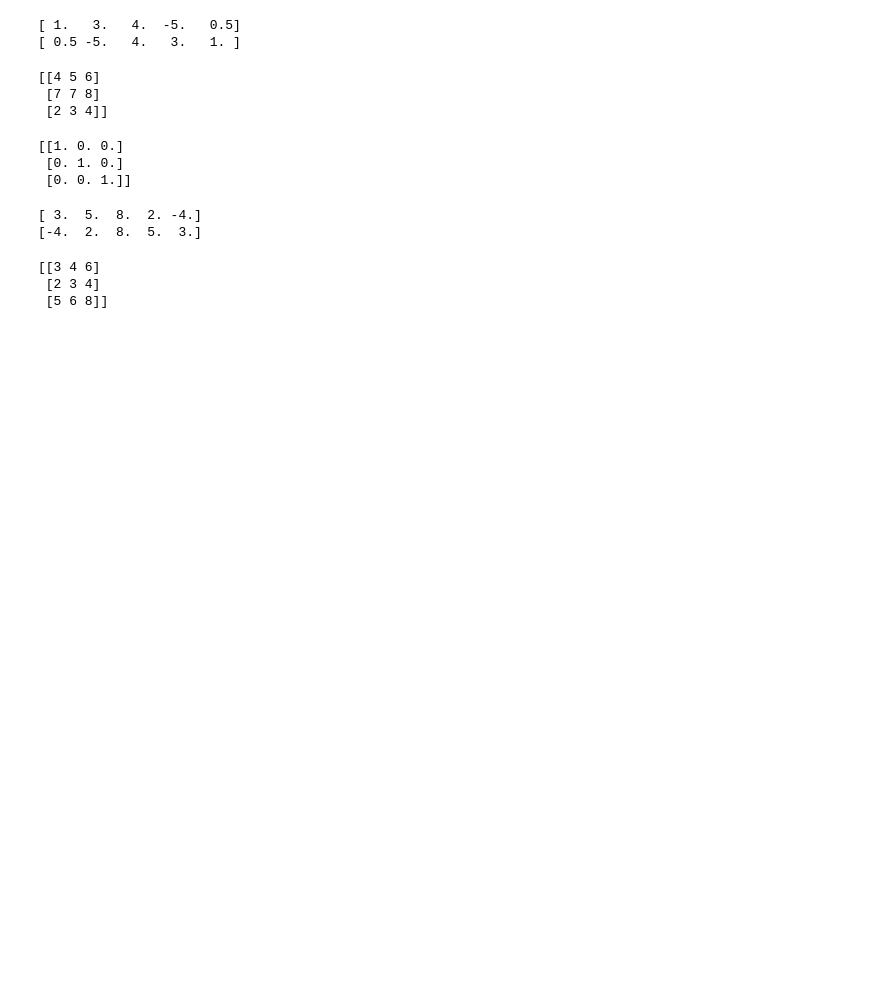
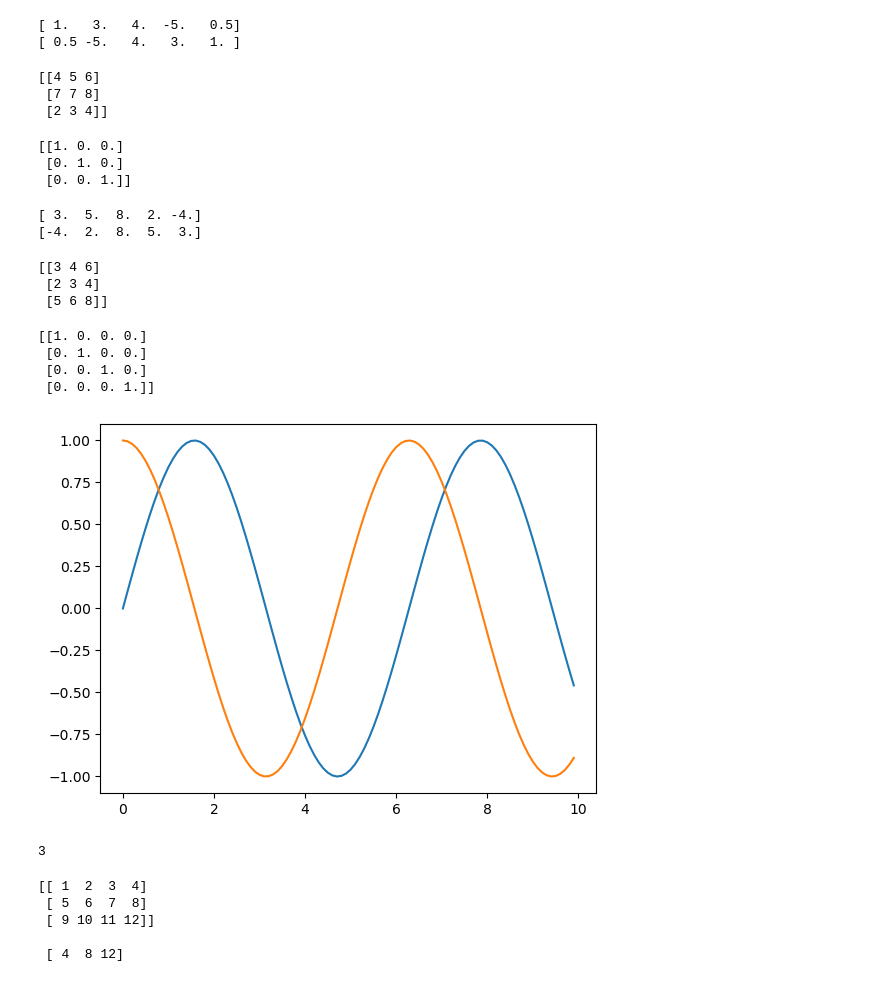
Before and after one commit to amirkhan1092/Batch2023-24, a Jupyter notebook: module2/numpy basics/numpy_taskSolution.ipynb, the cells around one changed output. Cells and saved outputs as stored; diff of their text form; code cells hidden in the pictures; blank space fills up the shorter version.

```diff
--- a/module2/numpy basics/numpy_taskSolution.ipynb
+++ b/module2/numpy basics/numpy_taskSolution.ipynb
@@ -65,3 +65,15 @@ print(arr)
 [[3 4 6]
  [2 3 4]
  [5 6 8]]
+# %%
+# Task 3
+import numpy as np
+n, m = list(map(eval, input().split()))
+
+out = np.eye(n, m)
+print(out)
+# %% [output]
+[[1. 0. 0. 0.]
+ [0. 1. 0. 0.]
+ [0. 0. 1. 0.]
+ [0. 0. 0. 1.]]
@@ -67,0 +112,25 @@ print(arr)
+# %%
+data = np.arange(0, 10, .1)
+sin_data = np.sin(data)
+cos_data = np.cos(data)
+plt.plot(data, sin_data)
+plt.plot(data, cos_data)
+plt.show()
+# %% [output]
+[figure, added]
+# %%
+a = 3.4
+out = round(a)
+print(out)
+# %% [output]
+3
+# %%
+arr = np.arange(1, 13).reshape(3, 4)
+print(arr)
+print('\n', np.max(arr, axis=1))
+# %% [output]
+[[ 1  2  3  4]
+ [ 5  6  7  8]
+ [ 9 10 11 12]]
+
+ [ 4  8 12]
```
Also changed, not shown: parts of 3 cells of this notebook, 5 other files.
